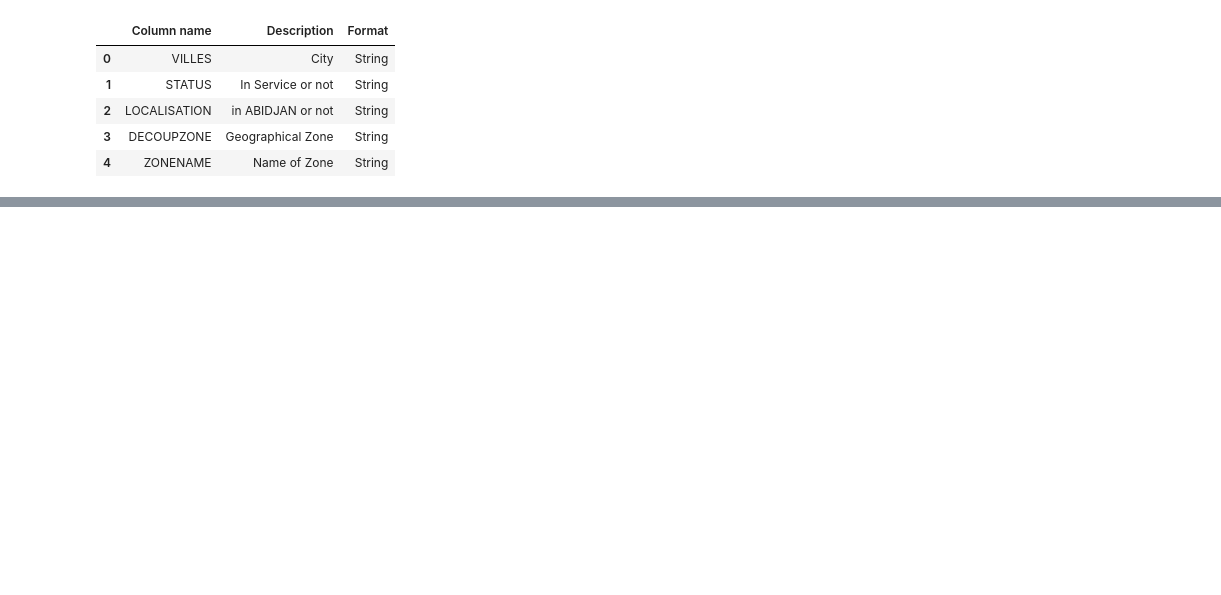
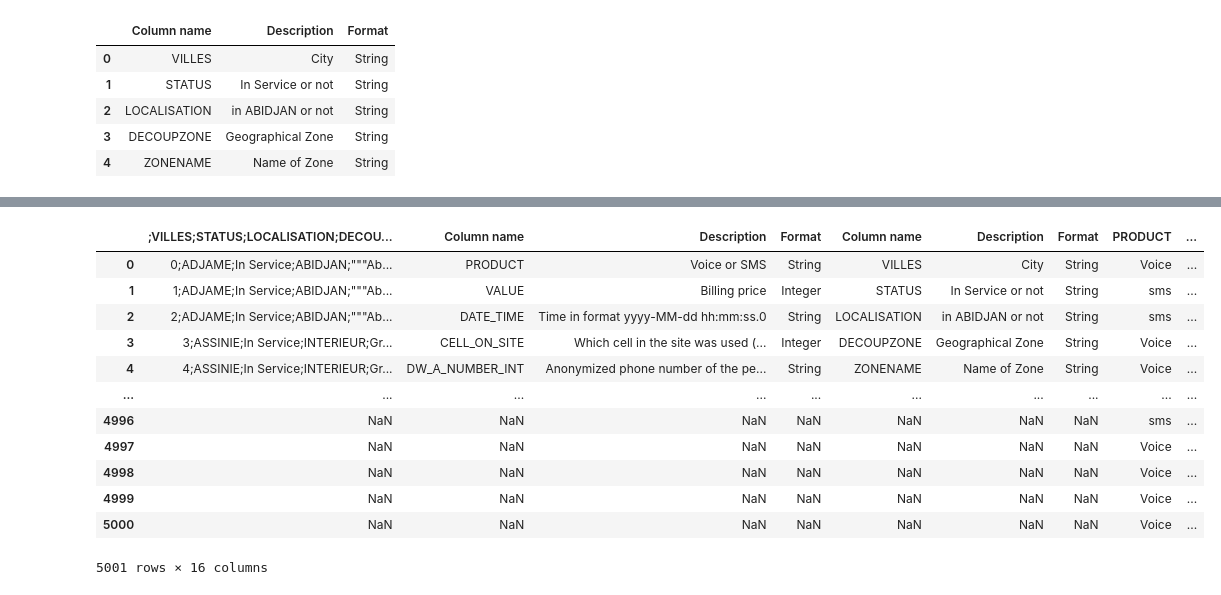
Before and after one commit to Veebug/3-Par-Kenya, a Jupyter notebook: Moringa_Data_Science_Prep_W3_Independent_Project_2021_11_Victoria_Ondieki_DataReport.ipynb, the cells around one changed output, grey strips where cells are left out. Saved outputs shown, nothing was run; the diff lists cells and outputs as text; code cells hidden in the pictures; blank space fills up the shorter version.

```diff
--- a/Moringa_Data_Science_Prep_W3_Independent_Project_2021_11_Victoria_Ondieki_DataReport.ipynb
+++ b/Moringa_Data_Science_Prep_W3_Independent_Project_2021_11_Victoria_Ondieki_DataReport.ipynb
@@ -129,0 +91,15 @@ NameError: ignored
+# %%
+#First we import the data
+dataset2_df = pd.read_csv('Telcom_dataset2.csv')
+dataset2_df.head()
+
+#correct spelling
+dataset2_df.columns.values[0:1]=['PRODUCT']
+#Check for duplicates
+dataset2_df.duplicated()
+dataset2_df.drop_duplicates()
+
+#we drop the columns we will not need
+dataset2_df.dropna(axis = 1, how='all')
+ds2_df=dataset2_df.drop(['COUNTRY_A','COUNTRY_B','SITE_ID','CELL_ON_SITE','DW_A_NUMBER','CELL_ID','DW_B_NUMBER'] , axis = 1)
+ds2_df
@@ -129,0 +129,15 @@ NameError: ignored
+# %%
+#First we import the data
+dataset3_df = pd.read_csv('Telcom_dataset3.csv')
+dataset3_df.head()
+
+#correct spelling
+dataset3_df.columns.values[0:1]=['PRODUCT']
+#Check for duplicates
+dataset3_df.duplicated()
+dataset3_df.drop_duplicates()
+
+#we drop the columns we will not need
+dataset3_df.dropna(axis = 1, how='all')
+ds3_df=dataset3_df.drop(['COUNTRY_A','COUNTRY_B','SIET_ID','CELL_ON_SITE','DW_A_NUMBER_INT','CELLID','DW_B_NUMBER_INT'] , axis = 1)
+ds3_df
@@ -138,0 +174,18 @@ dataset3.columns.value[5:] = ["CELL_ID","SITE_ID"]
+# %%
+#merging the data
+ds=pd.concat([geo_df,cdr_descr_df,geo_descr_df,ds1_df,ds2_df,ds3_df],axis=1)
+ds
+# %% [output]
+|  | ;VILLES;STATUS;LOCALISATION;DECOU... | Column name | Description | Format | Column name | Description | Format | PRODUCT | ... |
+| 0 | 0;ADJAME;In Service;ABIDJAN;"""Ab... | PRODUCT | Voice or SMS | String | VILLES | City | String | Voice | ... |
+| 1 | 1;ADJAME;In Service;ABIDJAN;"""Ab... | VALUE | Billing price | Integer | STATUS | In Service or not | String | sms | ... |
+| 2 | 2;ADJAME;In Service;ABIDJAN;"""Ab... | DATE_TIME | Time in format yyyy-MM-dd hh:mm:ss.0 | String | LOCALISATION | in ABIDJAN or not | String | sms | ... |
+| 3 | 3;ASSINIE;In Service;INTERIEUR;Gr... | CELL_ON_SITE | Which cell in the site was used (... | Integer | DECOUPZONE | Geographical Zone | String | Voice | ... |
+| 4 | 4;ASSINIE;In Service;INTERIEUR;Gr... | DW_A_NUMBER_INT | Anonymized phone number of the pe... | String | ZONENAME | Name of Zone | String | Voice | ... |
+| ... | ... | ... | ... | ... | ... | ... | ... | ... | ... |
+| 4996 | NaN | NaN | NaN | NaN | NaN | NaN | NaN | sms | ... |
+| 4997 | NaN | NaN | NaN | NaN | NaN | NaN | NaN | Voice | ... |
+| 4998 | NaN | NaN | NaN | NaN | NaN | NaN | NaN | Voice | ... |
+| 4999 | NaN | NaN | NaN | NaN | NaN | NaN | NaN | Voice | ... |
+| 5000 | NaN | NaN | NaN | NaN | NaN | NaN | NaN | Voice | ... |
+5001 rows × 16 columns
```
Also changed, not shown: parts of 20 cells of this notebook.
